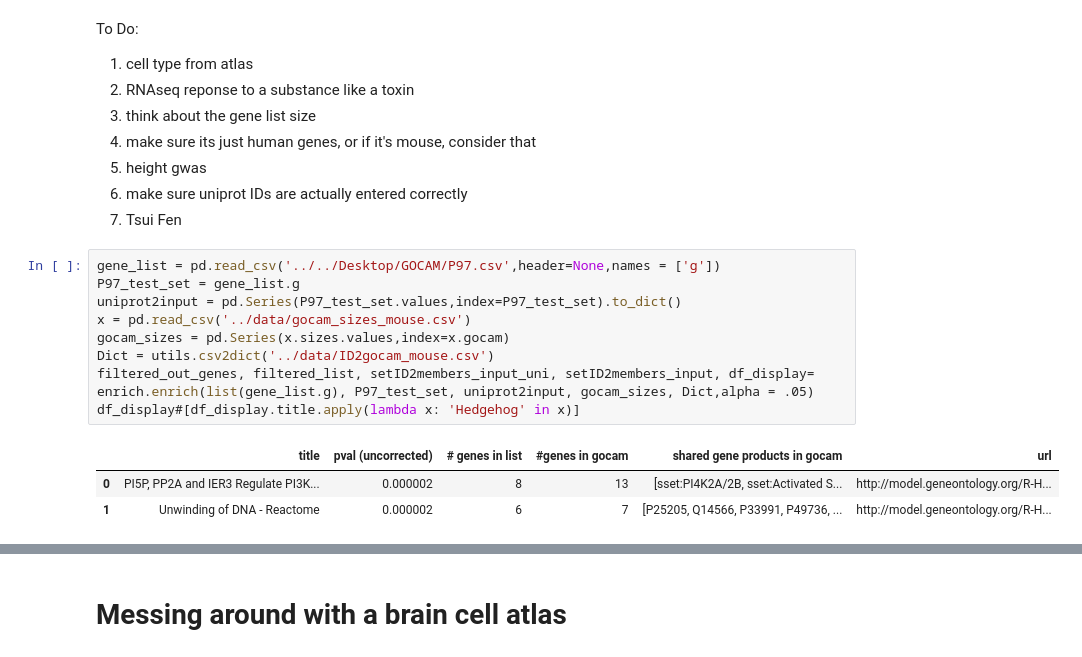
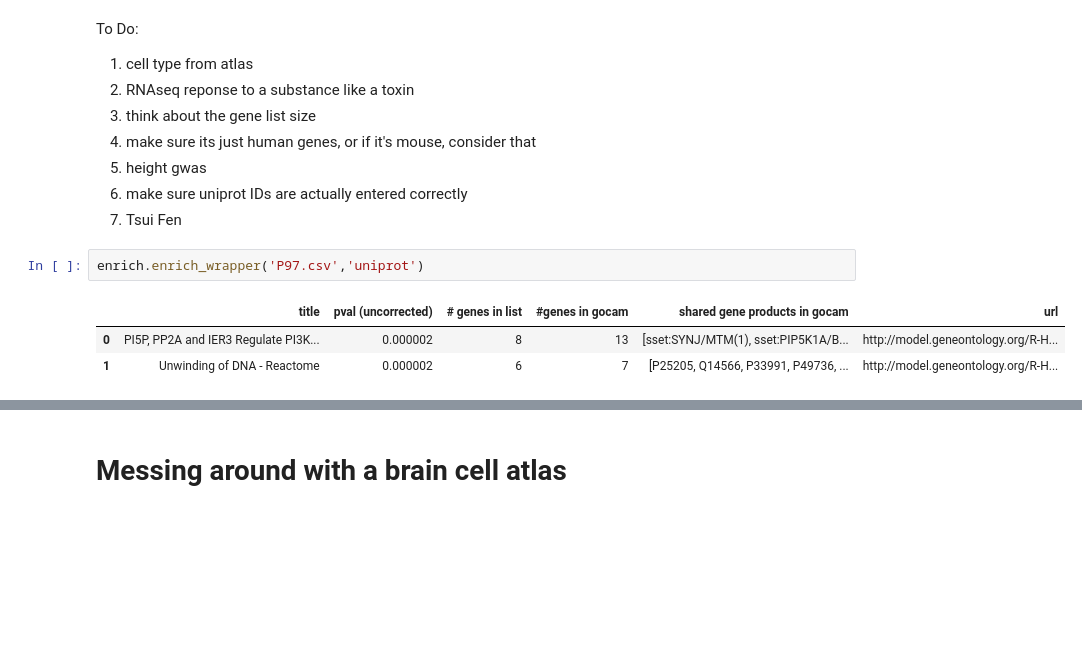
Before and after one commit to nmarkari/gocam_enrichment, a Jupyter notebook: Dev/Enrich-mouse.ipynb, the cells around one changed output, grey strips where cells are left out. Drawn from its saved outputs; the diff is of its cells as text; blank space fills up the shorter version.

```diff
--- a/Dev/Enrich-mouse.ipynb
+++ b/Dev/Enrich-mouse.ipynb
@@ -141,17 +126,10 @@ To Do:
 6. make sure uniprot IDs are actually entered correctly
 7. Tsui Fen
 # %%
-gene_list = pd.read_csv('../../Desktop/GOCAM/P97.csv',header=None,names = ['g'])
-P97_test_set = gene_list.g
-uniprot2input = pd.Series(P97_test_set.values,index=P97_test_set).to_dict()
-x = pd.read_csv('../data/gocam_sizes_mouse.csv')
-gocam_sizes = pd.Series(x.sizes.values,index=x.gocam)
-Dict = utils.csv2dict('../data/ID2gocam_mouse.csv')
-filtered_out_genes, filtered_list, setID2members_input_uni, setID2members_input, df_display= enrich.enrich(list(gene_list.g), P97_test_set, uniprot2input, gocam_sizes, Dict,alpha = .05)
-df_display#[df_display.title.apply(lambda x: 'Hedgehog' in x)]
+enrich.enrich_wrapper('P97.csv','uniprot')
 # %% [output]
 |  | title | pval (uncorrected) | # genes in list | #genes in gocam | shared gene products in gocam | url |
-| 0 | PI5P, PP2A and IER3 Regulate PI3K... | 0.000002 | 8 | 13 | [sset:PI4K2A/2B, sset:Activated S... | http://model.geneontology.org/R-H... |
+| 0 | PI5P, PP2A and IER3 Regulate PI3K... | 0.000002 | 8 | 13 | [sset:SYNJ/MTM(1), sset:PIP5K1A/B... | http://model.geneontology.org/R-H... |
 | 1 | Unwinding of DNA - Reactome | 0.000002 | 6 | 7 | [P25205, Q14566, P33991, P49736, ... | http://model.geneontology.org/R-H... |
 # %%
 list_ = []
```
Also changed, not shown: parts of 25 cells of this notebook, 3 other files.
